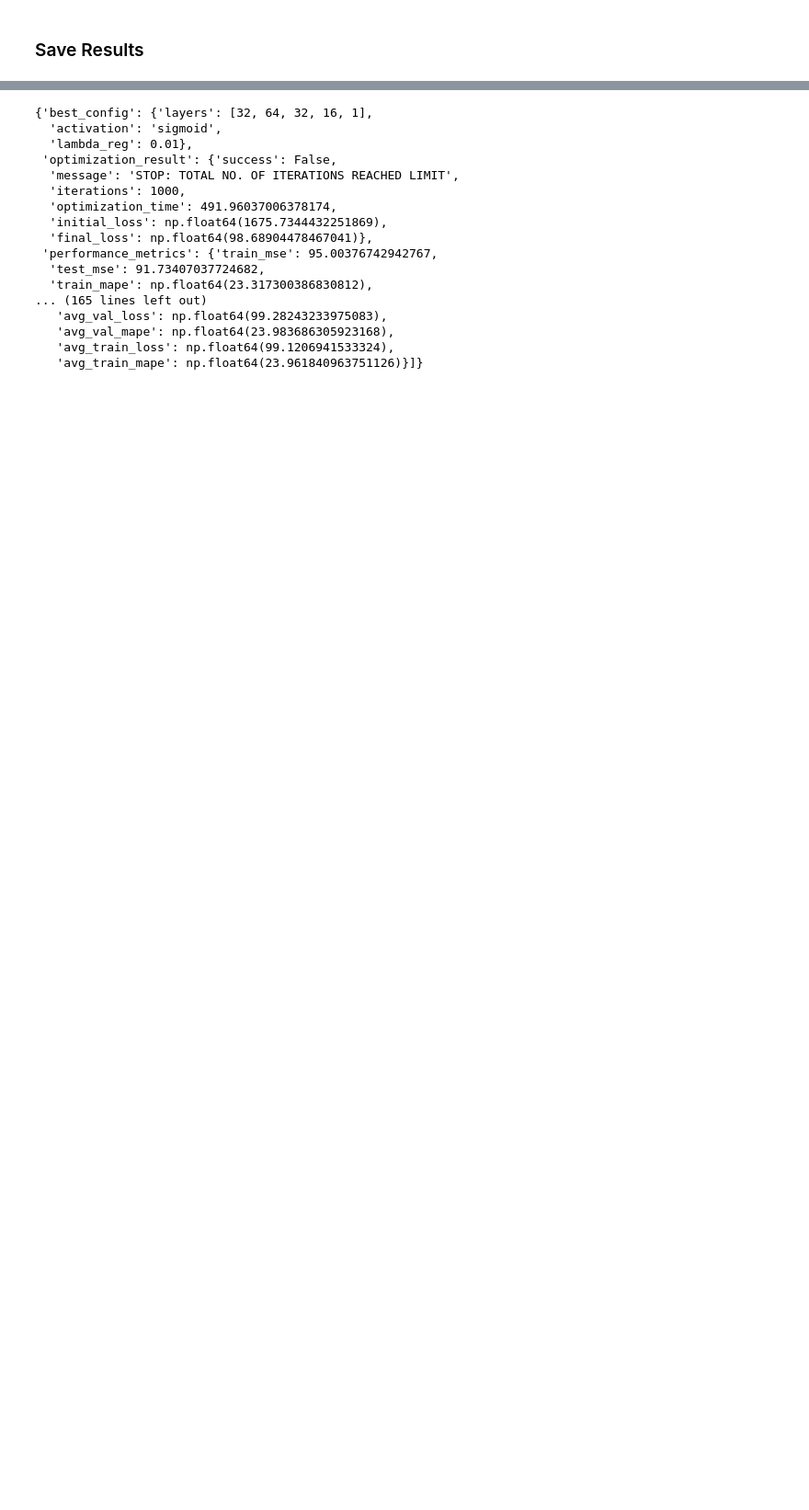
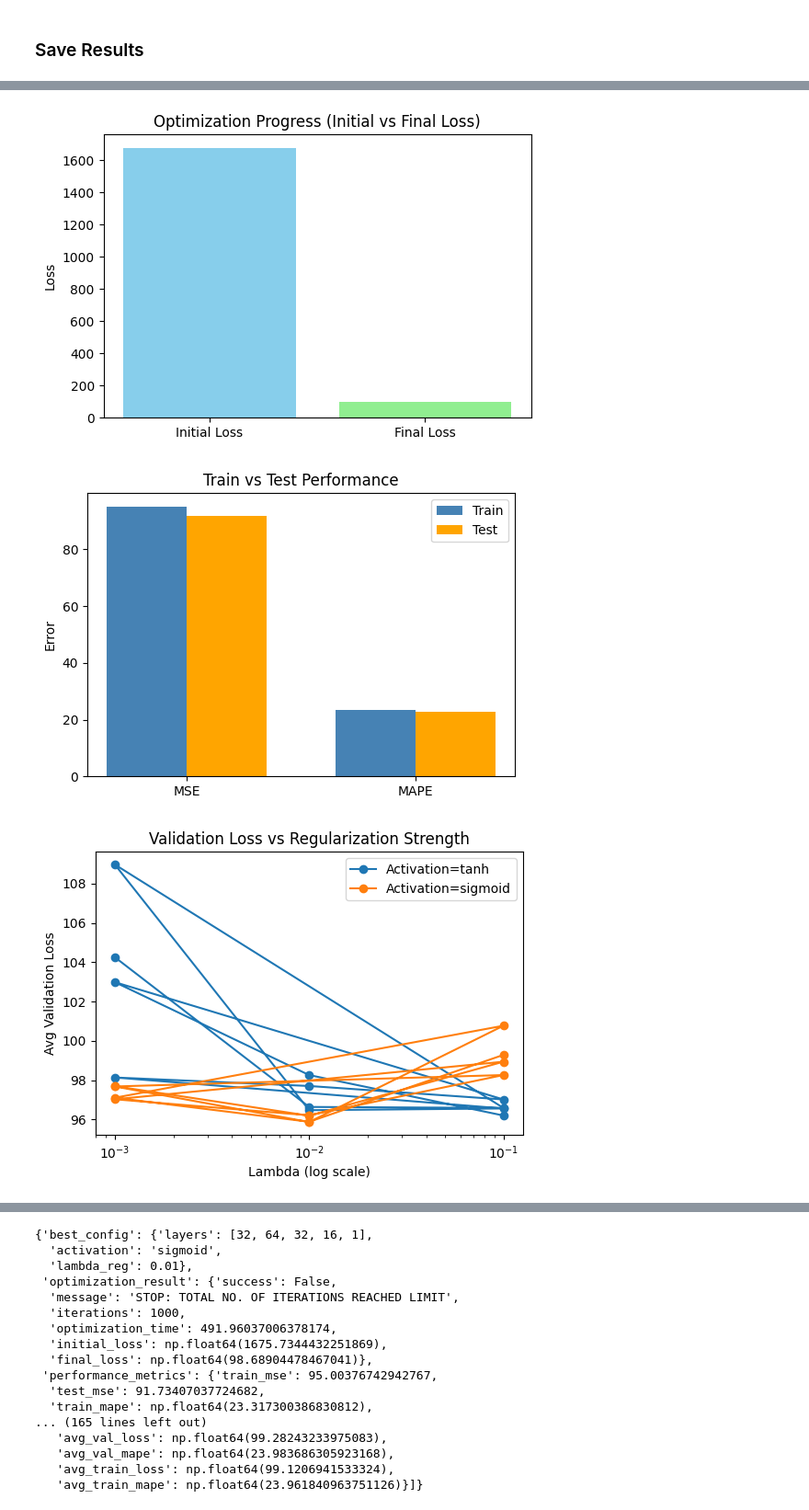
Before and after one commit to gmaurer08/Optimization-Final-Project, a Jupyter notebook: run_1i_maurer_vlasenko.ipynb, the cells around one changed output, grey strips where cells are left out. Shown: that part at 92% size. Drawn from its saved outputs; the diff is of its cells as text; code cells hidden in the pictures; blank space fills up the shorter version.

```diff
--- a/run_1i_maurer_vlasenko.ipynb
+++ b/run_1i_maurer_vlasenko.ipynb
@@ -242,8 +185,10 @@ results_summary = {
     'performance_metrics': {
         'train_mse': train_mse,
         'test_mse': test_mse,
-        'train_mape': train_mape,
-        'test_mape': test_mape
+        'train_mape_init': train_mape_init,
+        'test_mape_init': test_mape_init,
+        'train_mape_final': train_mape_final,
+        'test_mape_final': test_mape_final
     },
     'hyperparameter_search_results': search_results
 }
@@ -254,0 +202,67 @@ f.close()
+# %%
+import matplotlib.pyplot as plt
+import numpy as np
+
+# 1. Initial vs Final Loss
+init_loss = results_summary['optimization_result']['initial_loss']
+final_loss = results_summary['optimization_result']['final_loss']
+
+plt.figure(figsize=(6,4))
+plt.bar(['Initial Loss', 'Final Loss'], [init_loss, final_loss], color=['skyblue','lightgreen'])
+plt.title("Optimization Progress (Initial vs Final Loss)")
+plt.ylabel("Loss")
+plt.show()
+
+# 2. Train vs Test Performance
+metrics = results_summary['performance_metrics']
+labels = ['MSE', 'MAPE']
+train_vals = [metrics['train_mse'], metrics['train_mape_final']]
+test_vals = [metrics['test_mse'], metrics['test_mape_final']]
+
+x = np.arange(len(labels))
+width = 0.35
+
+plt.figure(figsize=(6,4))
+plt.bar(x-width/2, train_vals, width, label='Train', color='steelblue')
+plt.bar(x+width/2, test_vals, width, label='Test', color='orange')
+plt.xticks(x, labels)
+plt.title("Train vs Test Performance")
+plt.ylabel("Error")
+plt.legend()
+plt.show()
+
+# 3. Hyperparameter Search: Val Loss vs lambda
+search_results = results_summary['hyperparameter_search_results']
+lambdas = [res['lambda_reg'] for res in search_results]
+val_losses = [res['avg_val_loss'] for res in search_results]
+activations = [res['activation'] for res in search_results]
+
+plt.figure(figsize=(6,4))
+for act in set(activations):
+    xs = [l for l,a in zip(lambdas,activations) if a==act]
+    ys = [v for v,a in zip(val_losses,activations) if a==act]
+    plt.plot(xs, ys, marker='o', label=f'Activation={act}')
+plt.xscale('log')
+plt.xlabel("Lambda (log scale)")
+plt.ylabel("Avg Validation Loss")
+plt.title("Validation Loss vs Regularization Strength")
+plt.legend()
+plt.show()
+
+# 4. Train vs Validation Loss Scatter
+train_losses = [res['avg_train_loss'] for res in search_results]
+val_losses = [res['avg_val_loss'] for res in search_results]
+
+plt.figure(figsize=(6,6))
+plt.scatter(train_losses, val_losses, c='purple', s=80)
+plt.plot([min(train_losses), max(train_losses)],
+         [min(train_losses), max(train_losses)], 'r--', label="Ideal (Train=Val)")
+plt.xlabel("Avg Train Loss")
+plt.ylabel("Avg Validation Loss")
+plt.title("Train vs Validation Loss (Hyperparameter Search)")
+plt.legend()
+plt.show()
+# %% [output]
+[figure, added]
+[figure, added]
+[figure, added]
```
Also changed, not shown: parts of 4 cells of this notebook, 7 other files.
